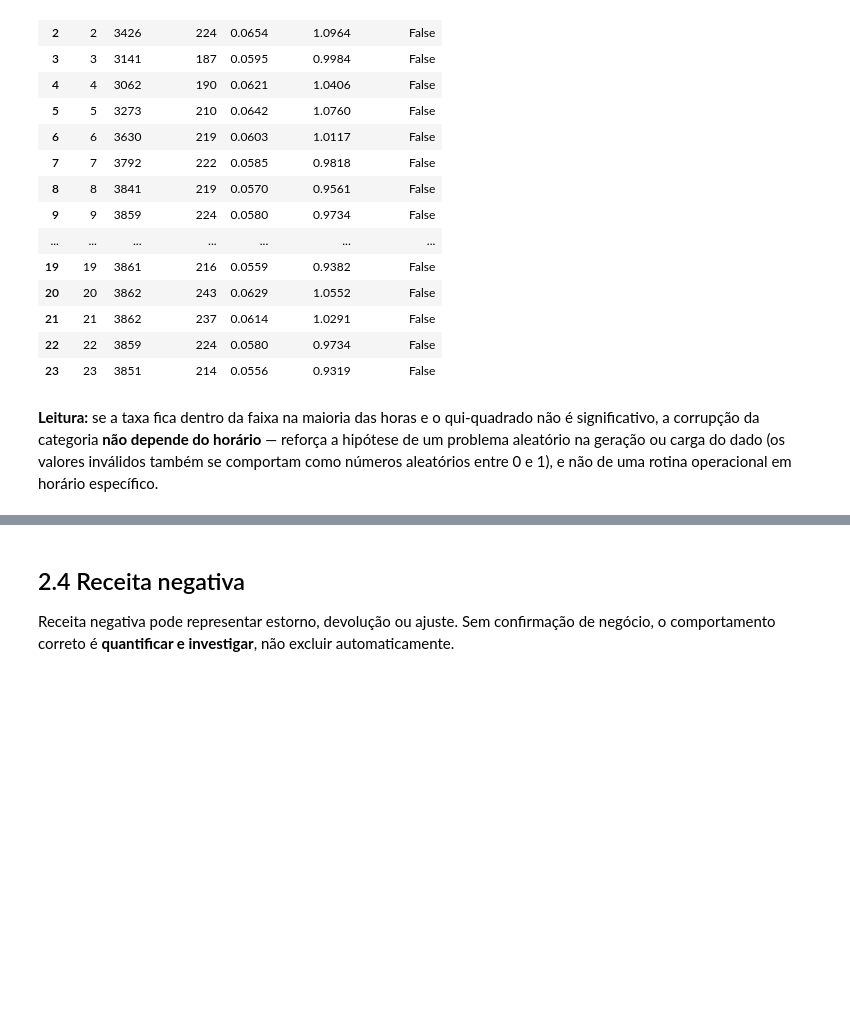
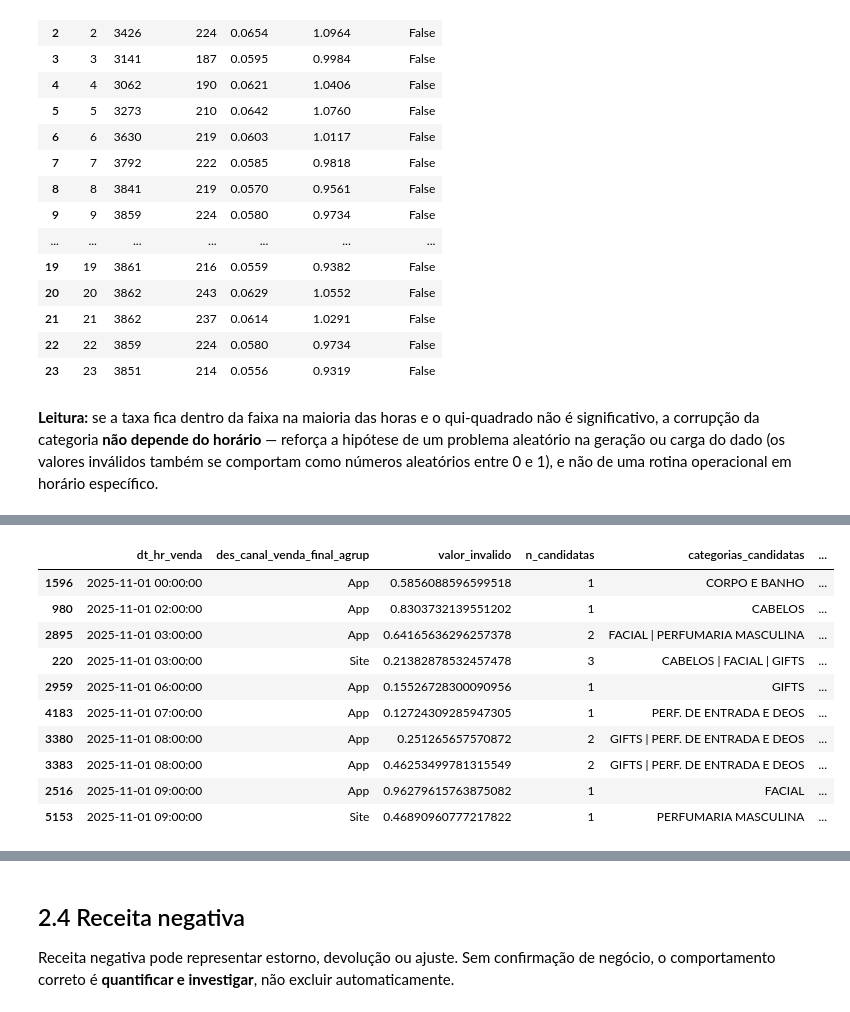
Before and after one commit to guisoares10/Projeto-GB, a Jupyter notebook: notebooks/01_eda_data_quality.ipynb, the cells around one changed output, grey strips where cells are left out. Drawn from its saved outputs; the diff is of its cells as text; code cells hidden in the pictures; blank space fills up the shorter version.

```diff
--- a/notebooks/01_eda_data_quality.ipynb
+++ b/notebooks/01_eda_data_quality.ipynb
@@ -1025,0 +1100,75 @@ rotina operacional em horário específico.
+# %%
+sql_invalid_recovery = f"""
+WITH categorias AS (
+  SELECT DISTINCT des_categoria_material
+  FROM `{TABLE_ID}`
+  WHERE {DATE_FILTER}
+    AND SAFE_CAST(des_categoria_material AS NUMERIC) IS NULL
+),
+invalidas AS (
+  SELECT
+    dt_hr_venda,
+    des_canal_venda_final_agrup,
+    des_categoria_material AS valor_invalido,
+    qt_material,
+    receita_aprovada
+  FROM `{TABLE_ID}`
+  WHERE {DATE_FILTER}
+    AND SAFE_CAST(des_categoria_material AS NUMERIC) IS NOT NULL
+),
+presentes AS (
+  SELECT DISTINCT dt_hr_venda, des_canal_venda_final_agrup, des_categoria_material
+  FROM `{TABLE_ID}`
+  WHERE {DATE_FILTER}
+    AND SAFE_CAST(des_categoria_material AS NUMERIC) IS NULL
+),
+faltantes AS (
+  -- todas as categorias possíveis, menos as que já aparecem naquela hora × canal
+  SELECT i.*, c.des_categoria_material AS categoria_faltante
+  FROM invalidas i
+  CROSS JOIN categorias c
+  LEFT JOIN presentes p
+    ON  p.dt_hr_venda = i.dt_hr_venda
+    AND p.des_canal_venda_final_agrup = i.des_canal_venda_final_agrup
+    AND p.des_categoria_material = c.des_categoria_material
+  WHERE p.des_categoria_material IS NULL
+)
+SELECT
+  dt_hr_venda,
+  des_canal_venda_final_agrup,
+  valor_invalido,
+  ANY_VALUE(qt_material) AS qt_material,
+  ANY_VALUE(receita_aprovada) AS receita_aprovada,
+  COUNT(*) AS n_candidatas,
+  STRING_AGG(categoria_faltante, ' | ' ORDER BY categoria_faltante) AS categorias_candidatas,
+  IF(COUNT(*) = 1, ANY_VALUE(categoria_faltante), NULL) AS categoria_recuperada
+FROM faltantes
+GROUP BY 1, 2, 3
+"""
+
+invalid_recovery = run_bq(sql_invalid_recovery, "candidatas para cada categoria inválida")
+
+invalid_recovery["situacao"] = pd.cut(
+    invalid_recovery["n_candidatas"],
+    bins=[0, 1, 2, np.inf],
+    labels=["1 candidata (recuperável)", "2 candidatas", "3 ou mais candidatas"],
+)
+
+recovery_summary = (
+    invalid_recovery
+    .groupby("situacao", observed=True)
+    .agg(linhas=("valor_invalido", "count"), qt_material=("qt_material", "sum"))
+)
+recovery_summary["pct_linhas"] = recovery_summary["linhas"] / recovery_summary["linhas"].sum()
+recovery_summary["pct_qt_material"] = recovery_summary["qt_material"] / recovery_summary["qt_material"].sum()
+display(recovery_summary)
+
+print("Exemplos:")
+display(
+    invalid_recovery
+    .sort_values("dt_hr_venda")
+    [["dt_hr_venda", "des_canal_venda_final_agrup", "valor_invalido",
+      "n_candidatas", "categorias_candidatas", "categoria_recuperada"]]
+    .head(10)
+)
+# %% [output]
@@ -1025,0 +1182,11 @@ rotina operacional em horário específico.
+|  | dt_hr_venda | des_canal_venda_final_agrup | valor_invalido | n_candidatas | categorias_candidatas | ... |
+| 1596 | 2025-11-01 00:00:00 | App | 0.5856088596599518 | 1 | CORPO E BANHO | ... |
+| 980 | 2025-11-01 02:00:00 | App | 0.8303732139551202 | 1 | CABELOS | ... |
+| 2895 | 2025-11-01 03:00:00 | App | 0.64165636296257378 | 2 | FACIAL | PERFUMARIA MASCULINA | ... |
+| 220 | 2025-11-01 03:00:00 | Site | 0.21382878532457478 | 3 | CABELOS | FACIAL | GIFTS | ... |
+| 2959 | 2025-11-01 06:00:00 | App | 0.15526728300090956 | 1 | GIFTS | ... |
+| 4183 | 2025-11-01 07:00:00 | App | 0.12724309285947305 | 1 | PERF. DE ENTRADA E DEOS | ... |
+| 3380 | 2025-11-01 08:00:00 | App | 0.251265657570872 | 2 | GIFTS | PERF. DE ENTRADA E DEOS | ... |
+| 3383 | 2025-11-01 08:00:00 | App | 0.46253499781315549 | 2 | GIFTS | PERF. DE ENTRADA E DEOS | ... |
+| 2516 | 2025-11-01 09:00:00 | App | 0.96279615763875082 | 1 | FACIAL | ... |
+| 5153 | 2025-11-01 09:00:00 | Site | 0.46890960777217822 | 1 | PERFUMARIA MASCULINA | ... |
```
Also changed, not shown: parts of 10 cells of this notebook.
